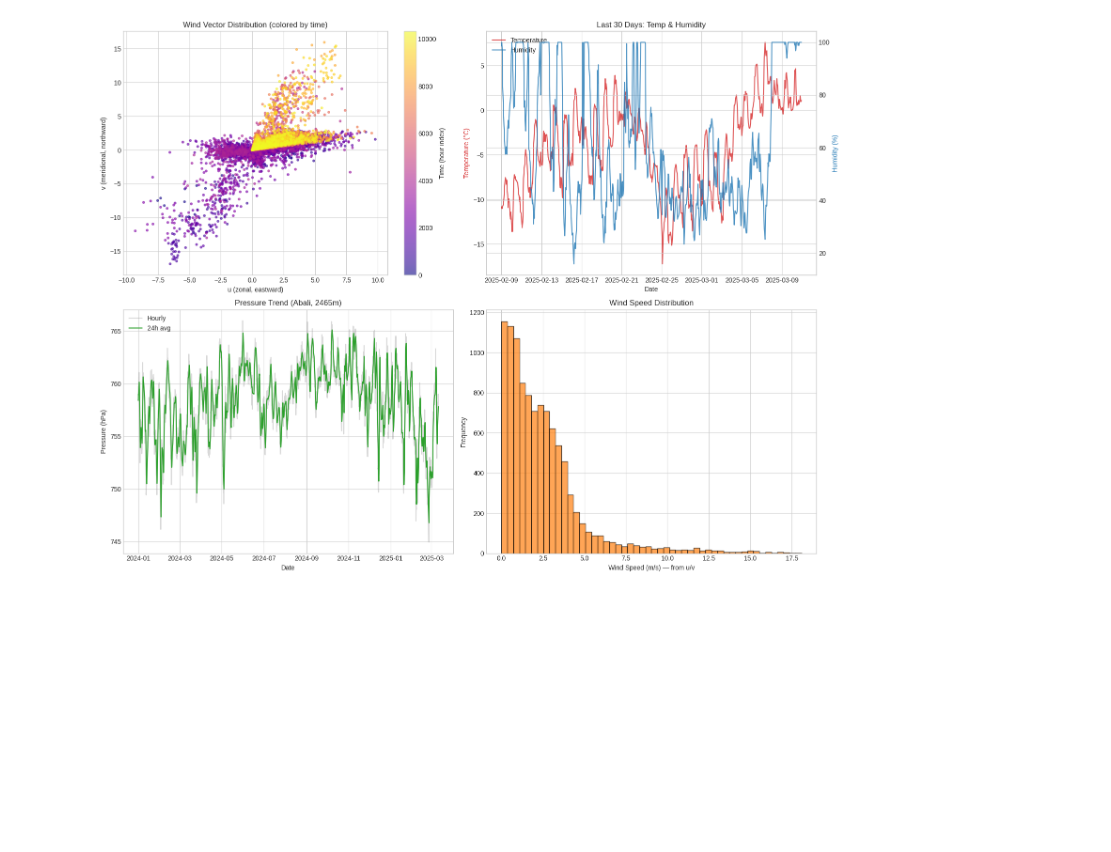
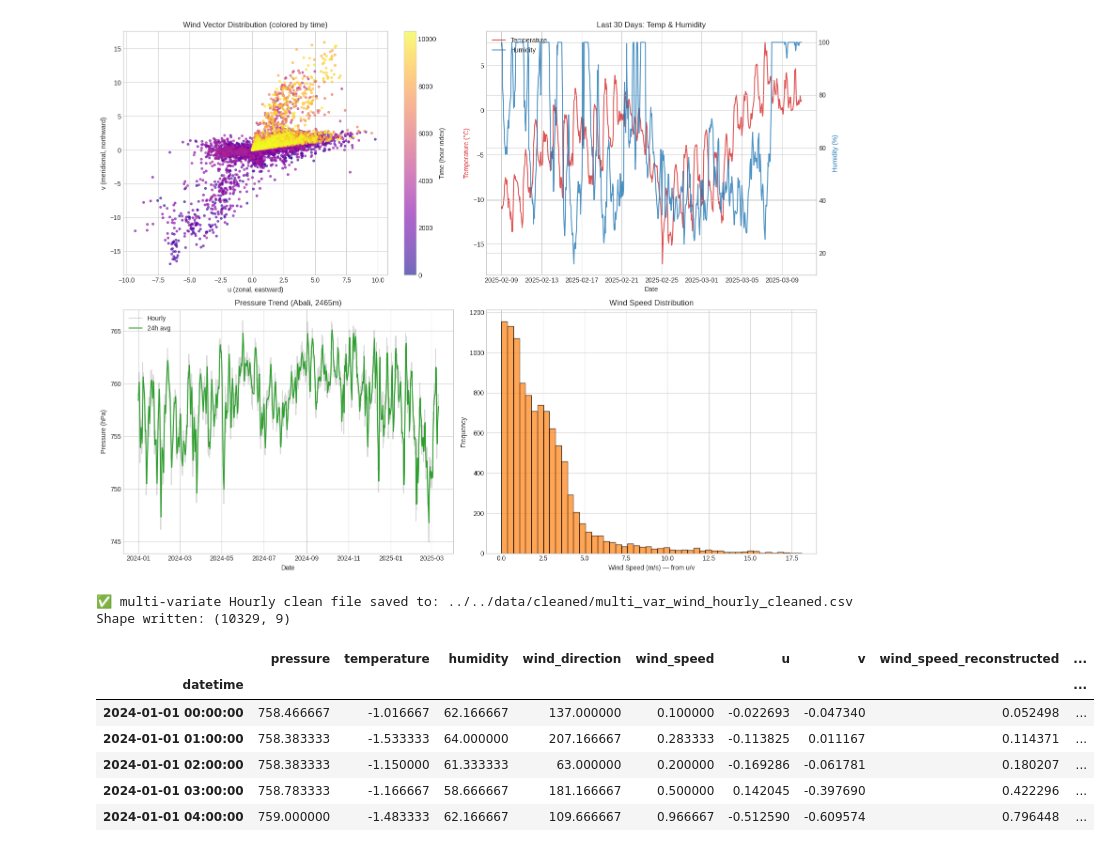
Before and after one commit to amirbaqerzadeh/wind-forecast-benchmark, a Jupyter notebook: notebooks/data/multi_variate_data_cleaning.ipynb, the cells around one changed output. Drawn from its saved outputs; the diff is of its cells as text; code cells hidden in the pictures; blank space fills up the shorter version.

Commit message:
save multi-variate hourly csv

```diff
--- a/notebooks/data/multi_variate_data_cleaning.ipynb
+++ b/notebooks/data/multi_variate_data_cleaning.ipynb
@@ -718,3 +718,27 @@ plt.tight_layout()
 plt.show()
 # %% [output]
 [figure]
+# %%
+import os
+# ===========================
+# 6-d. EXPORT HOURLY CLEAN CSV
+# ===========================
+out_dir  = '../../data/cleaned/'
+hourly_path = os.path.join(out_dir, 'multi_var_wind_hourly_cleaned.csv')
+hourly_df.to_csv(hourly_path)
+
+print("✅ multi-variate Hourly clean file saved to:", hourly_path)
+print("Shape written:", hourly_df.shape)
+# %% [output]
+✅ multi-variate Hourly clean file saved to: ../../data/cleaned/multi_var_wind_hourly_cleaned.csv
+Shape written: (10329, 9)
+# %%
+hourly_df.head()
+# %% [output]
+|  | pressure | temperature | humidity | wind_direction | wind_speed | u | v | wind_speed_reconstructed | ... |
+| datetime |  |  |  |  |  |  |  |  | ... |
+| 2024-01-01 00:00:00 | 758.466667 | -1.016667 | 62.166667 | 137.000000 | 0.100000 | -0.022693 | -0.047340 | 0.052498 | ... |
+| 2024-01-01 01:00:00 | 758.383333 | -1.533333 | 64.000000 | 207.166667 | 0.283333 | -0.113825 | 0.011167 | 0.114371 | ... |
+| 2024-01-01 02:00:00 | 758.383333 | -1.150000 | 61.333333 | 63.000000 | 0.200000 | -0.169286 | -0.061781 | 0.180207 | ... |
+| 2024-01-01 03:00:00 | 758.783333 | -1.166667 | 58.666667 | 181.166667 | 0.500000 | 0.142045 | -0.397690 | 0.422296 | ... |
+| 2024-01-01 04:00:00 | 759.000000 | -1.483333 | 62.166667 | 109.666667 | 0.966667 | -0.512590 | -0.609574 | 0.796448 | ... |
```
Also changed, not shown: 1 other file.
